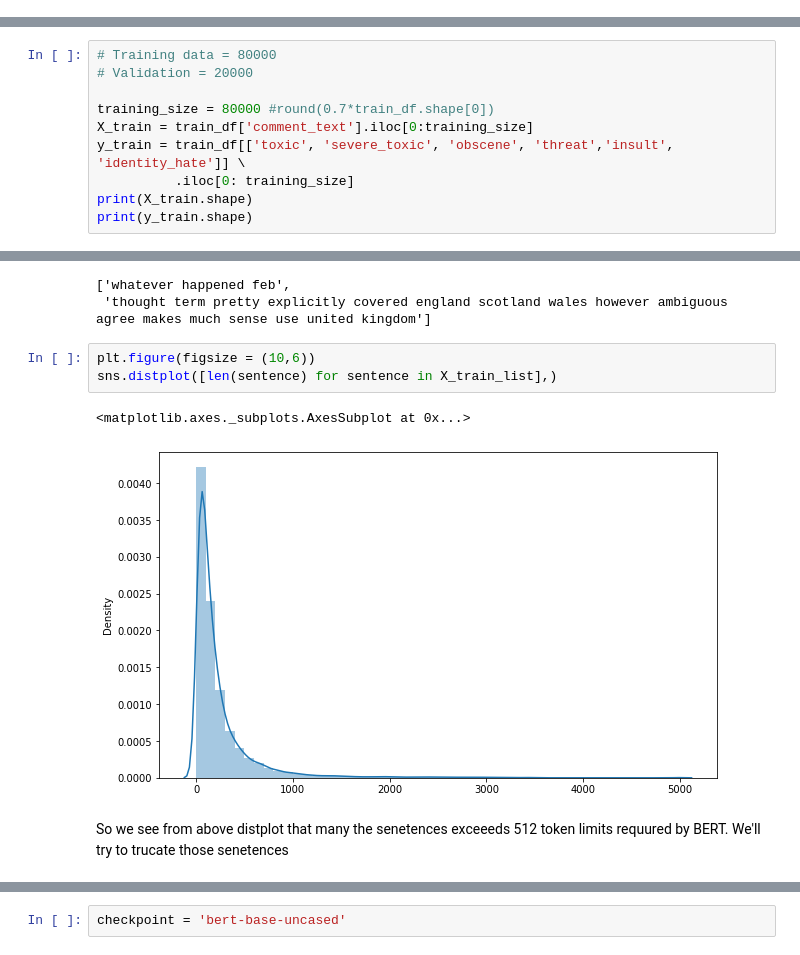
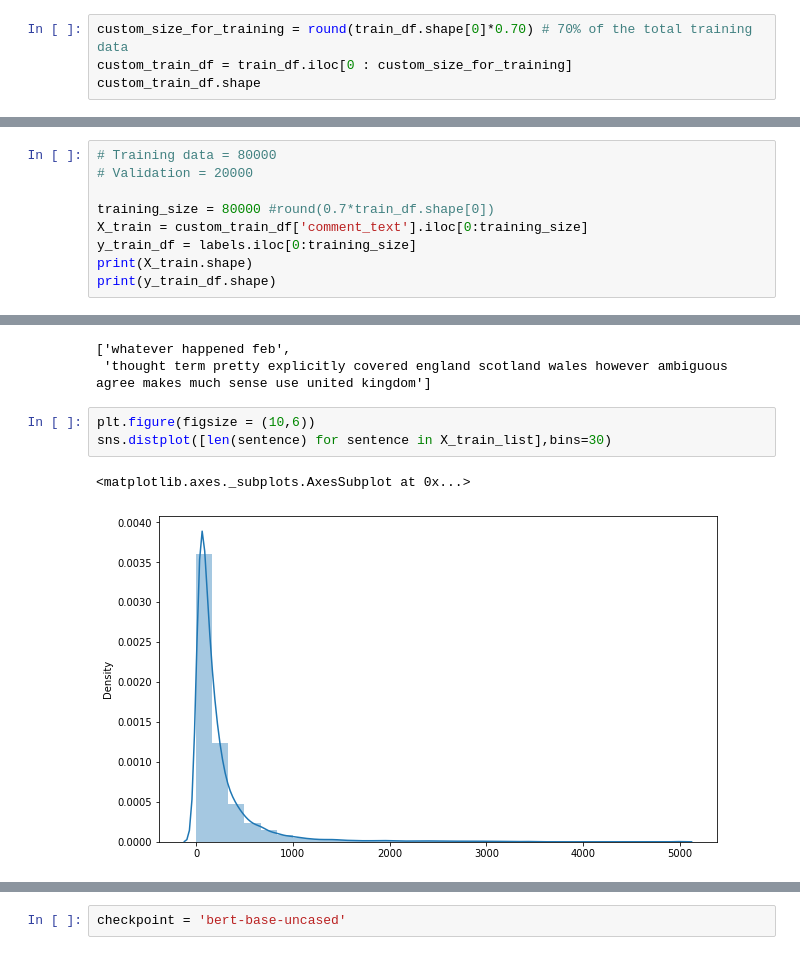
Before and after one commit to DeyDipankar/Multilabel-Text-Classification-using-BERT, a Jupyter notebook: NLP_Toxic_Comment_Detection.ipynb, the cells around one changed output, grey strips where cells are left out. Cells and saved outputs as stored; diff of their text form.

Commit message:
updated notebook training begins

```diff
--- a/NLP_Toxic_Comment_Detection.ipynb
+++ b/NLP_Toxic_Comment_Detection.ipynb
@@ -274,0 +267,4 @@ Index(['id', 'comment_text', 'toxic', 'severe_toxic', 'obscene', 'threat',
+# %%
+custom_size_for_training = round(train_df.shape[0]*0.70) # 70% of the total training data
+custom_train_df = train_df.iloc[0 : custom_size_for_training]
+custom_train_df.shape
@@ -279,11 +292,10 @@ Index(['id', 'comment_text', 'toxic', 'severe_toxic', 'obscene', 'threat',
 # Validation = 20000
 
 training_size = 80000 #round(0.7*train_df.shape[0])
-X_train = train_df['comment_text'].iloc[0:training_size]
-y_train = train_df[['toxic', 'severe_toxic', 'obscene', 'threat','insult', 'identity_hate']] \
-          .iloc[0: training_size]
+X_train = custom_train_df['comment_text'].iloc[0:training_size]
+y_train_df = labels.iloc[0:training_size]
 print(X_train.shape)
-print(y_train.shape)
+print(y_train_df.shape)
 # %% [output]
 (80000,)
 (80000, 6)
@@ -354,9 +390,7 @@ X_val_list[:2]
  'thought term pretty explicitly covered england scotland wales however ambiguous agree makes much sense use united kingdom']
 # %%
 plt.figure(figsize = (10,6))
-sns.distplot([len(sentence) for sentence in X_train_list],)
+sns.distplot([len(sentence) for sentence in X_train_list],bins=30)
 # %% [output]
 <matplotlib.axes._subplots.AxesSubplot at 0x...>
-[figure, old version]
+[figure, new version]
-# %% [markdown]
-So we see from above distplot that many the senetences exceeeds 512 token limits requured by BERT. We'll try to trucate those senetences
```
Also changed, not shown: parts of 38 cells of this notebook.
